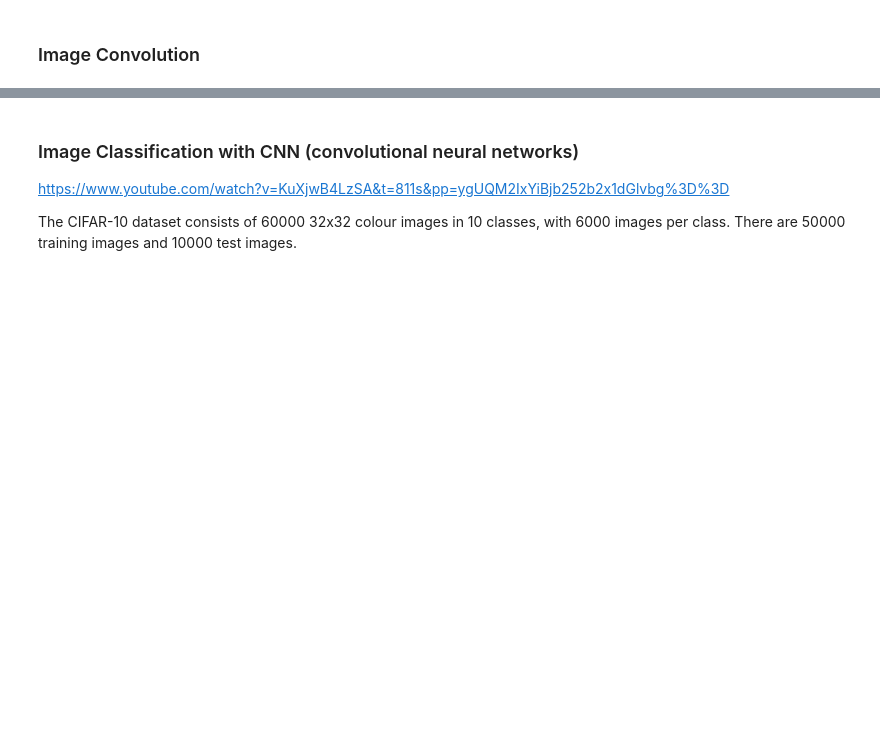
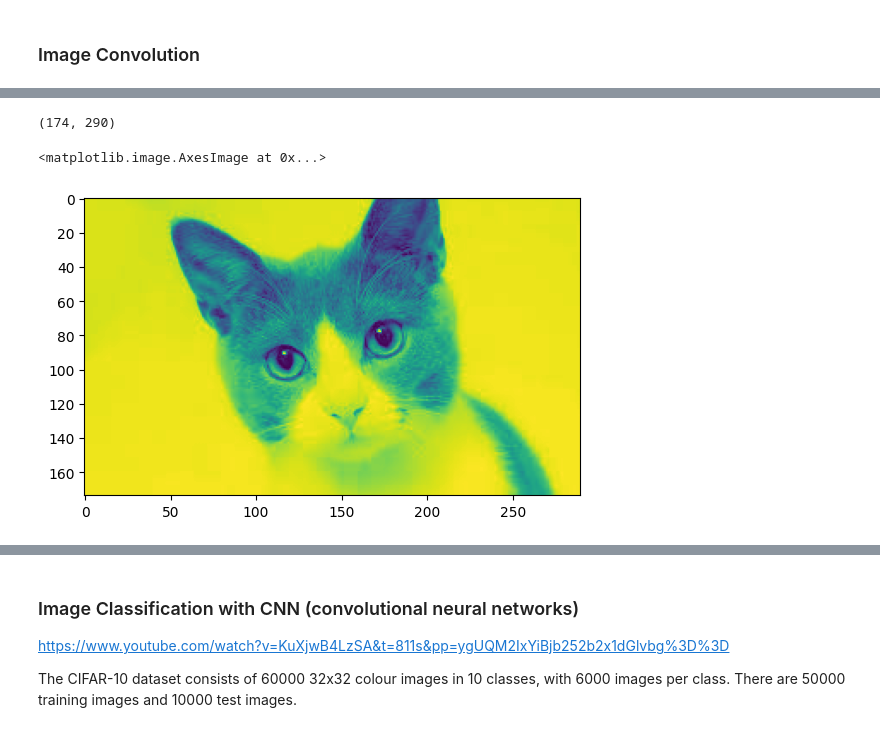
Before and after one commit to julianjica/ModSim, a Jupyter notebook: notebooks/Classifiers.ipynb, the cells around one changed output, grey strips where cells are left out. Cells and saved outputs as stored; diff of their text form; code cells hidden in the pictures; blank space fills up the shorter version.

```diff
--- a/notebooks/Classifiers.ipynb
+++ b/notebooks/Classifiers.ipynb
@@ -346,6 +417,15 @@ plt.imshow(img)
+# %%
+cat = np.mean(img, axis=2)
+cat.shape
+# %% [output]
+(174, 290)
 # %%
-convolved = convolve2d(img, kernels["Identity"],
+convolved = convolve2d(cat, kernels["Identity"],
                        mode='same', boundary='symm') # An error
+plt.imshow(convolved)
+# %% [output]
+<matplotlib.image.AxesImage at 0x...>
+[figure, added]
 # %%
 def apply_and_display_convolution(image, kernel_name):
     kernel = kernels[kernel_name]
```
Also changed, not shown: parts of 54 cells of this notebook, 1 other file.
